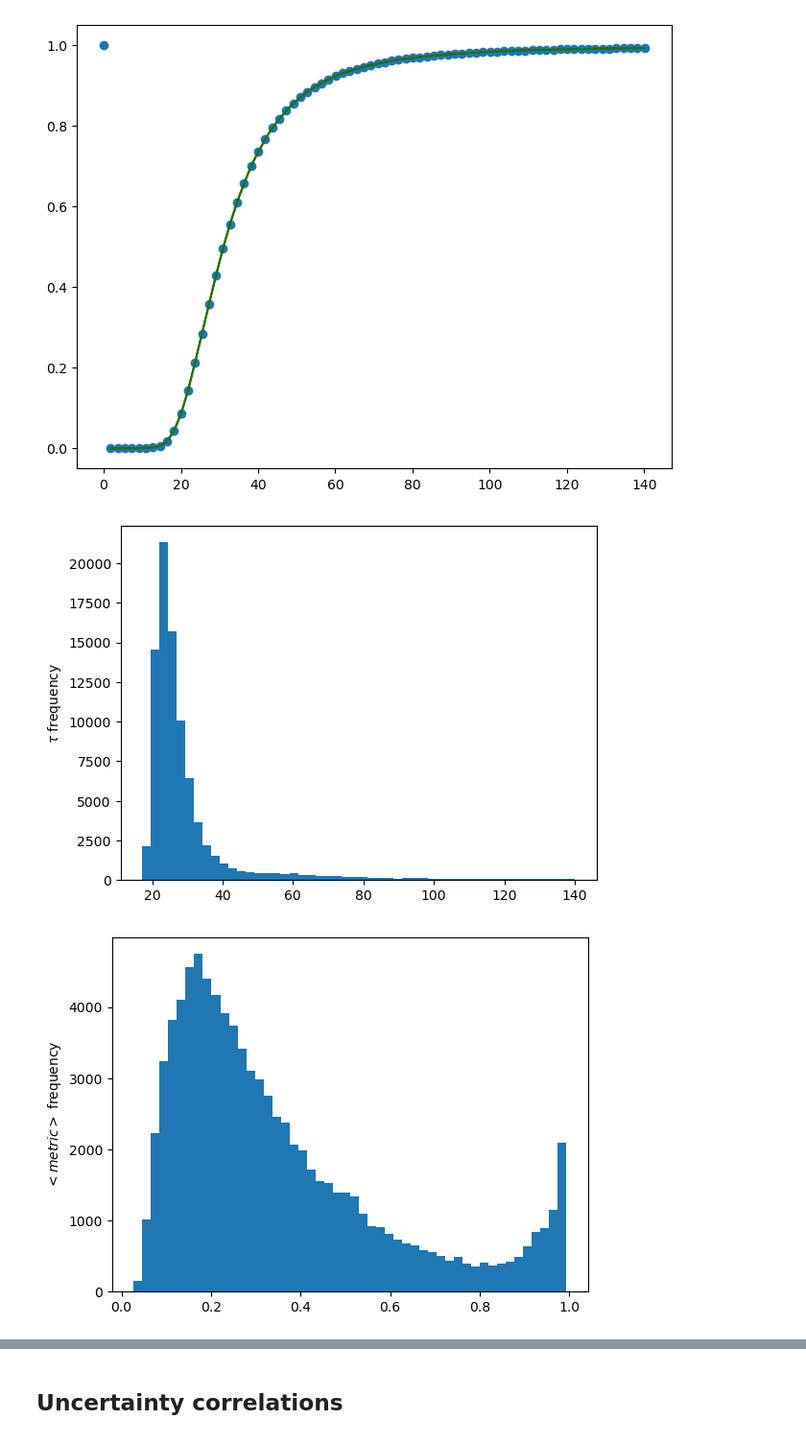
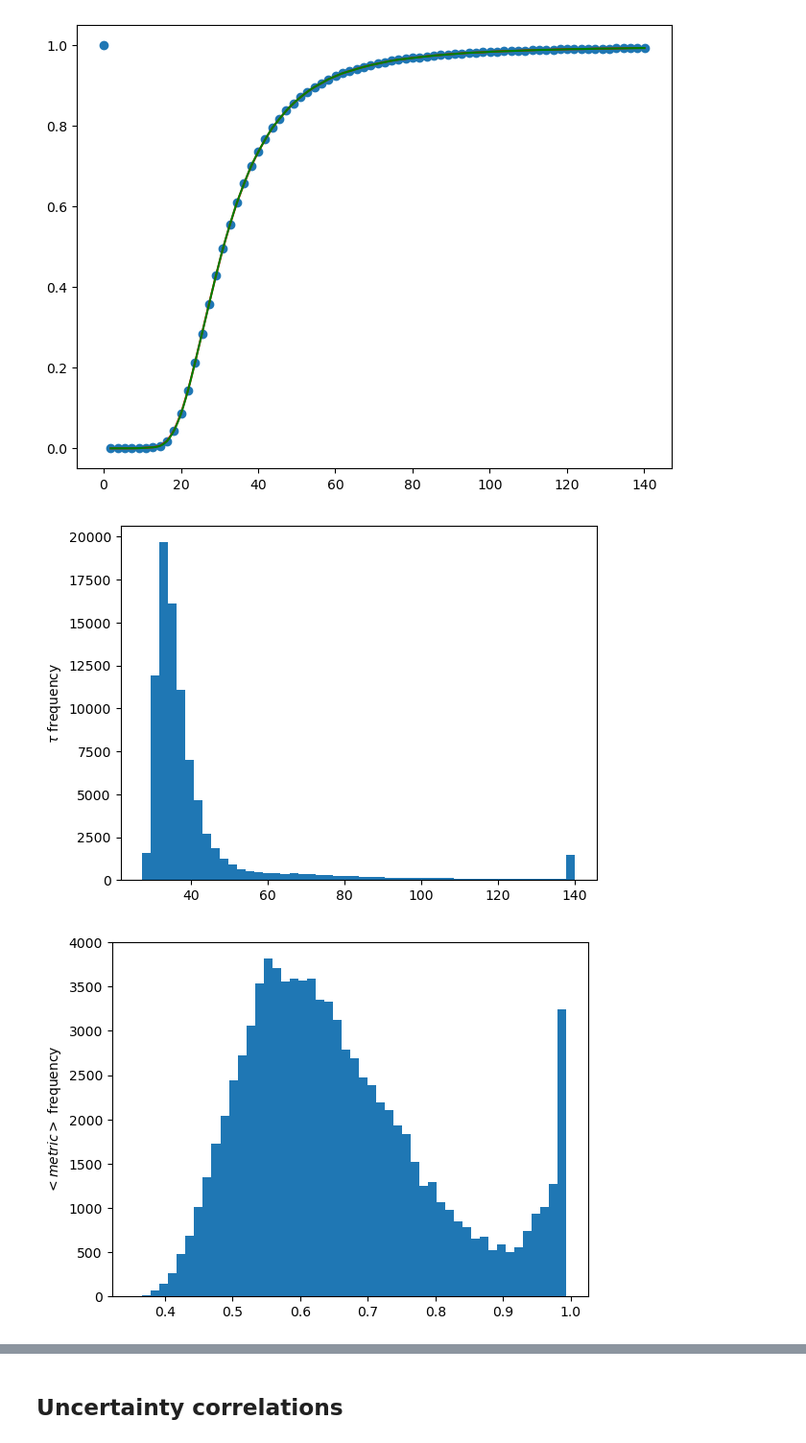
Before and after one commit to patricklawton/TecateCypress, a Jupyter notebook: sensitivity/viz.ipynb, the cells around one changed output, grey strips where cells are left out. Shown at 96% size. Saved outputs shown, nothing was run; the diff lists cells and outputs as text; code cells hidden in the pictures.

```diff
--- a/sensitivity/viz.ipynb
+++ b/sensitivity/viz.ipynb
@@ -30,0 +67,16 @@ project = sg.get_project()
+# %%
+metric = "P_s"
+metric_lab = '$<P_s>$'
+Aeff = 1.0
+t_final = 600
+fn_prefix = f"data/Aeff_{Aeff}/tfinal_{t_final}/metric_{metric}/"
+A_cell = 270**2 / 1e6 #km^2
+ncell_tot = 87_993
+C_vec = np.load(fn_prefix + "C_vec.npy")
+# tauc_range_avg = C_vec / ncell_tot
+ncell_vec = np.load(fn_prefix + "ncell_vec.npy")
+alteration_areas = ncell_vec * A_cell
+slice_left_all = np.load(fn_prefix + "slice_left_all.npy")
+with h5py.File(fn_prefix + "/phase_flat.h5", "r") as phase_handle:
+    data_key = "0.0/0.0/0.0/0.0/phase"
+    phase_slice = phase_handle[data_key][:]
@@ -76,27 +194,28 @@ plt.plot(xnew, spl(xnew), c='g')
 # %%
 # Get histogram of <metric> over all cells based on above spl
 ul_coord = [1500, 2800]
 lr_coord = [2723, 3905]
 usecols = np.arange(ul_coord[0],lr_coord[0])
 sdmfn = "../shared_maps/SDM_1995.asc"
 sdm = np.loadtxt(sdmfn,skiprows=6+ul_coord[1],
                          max_rows=lr_coord[1], usecols=usecols)
 fdmfn = '../shared_maps/FDE_current_allregions.asc'
 fdm = np.loadtxt(fdmfn,skiprows=6+ul_coord[1],
                          max_rows=lr_coord[1], usecols=usecols)
 sdm, fdm = adjustmaps([sdm, fdm])
 delta_t = 30
 c = 1.42
 b_raster = delta_t / np.power(-np.log(1-fdm), 1/c)
 tau_raster = b_raster * gamma(1+1/c)
 maps_filt = (sdm > 0) & (fdm > 0)
-tau_flat = tau_raster[maps_filt]
-plt.hist(tau_flat[tau_flat <= max(tau_vec)], bins=50);
+tau_flat = tau_raster[maps_filt] + (max(C_vec)/ncell_tot)
+tau_flat[tau_flat > max(tau_vec)] = max(tau_vec)
+plt.hist(tau_flat, bins=50);
 plt.ylabel(r"$\tau$ frequency")
 plt.show()
-plt.hist(spl(tau_flat[tau_flat <= max(tau_vec)]), bins=50);
+plt.hist(spl(tau_flat), bins=50);
 plt.ylabel(r"$<metric>$ frequency")
 plt.show()
 # %% [output]
-[figure, old version]
+[figure, new version]
-[figure, old version]
+[figure, new version]
```
Also changed, not shown: parts of 15 cells of this notebook, 7 other files.
